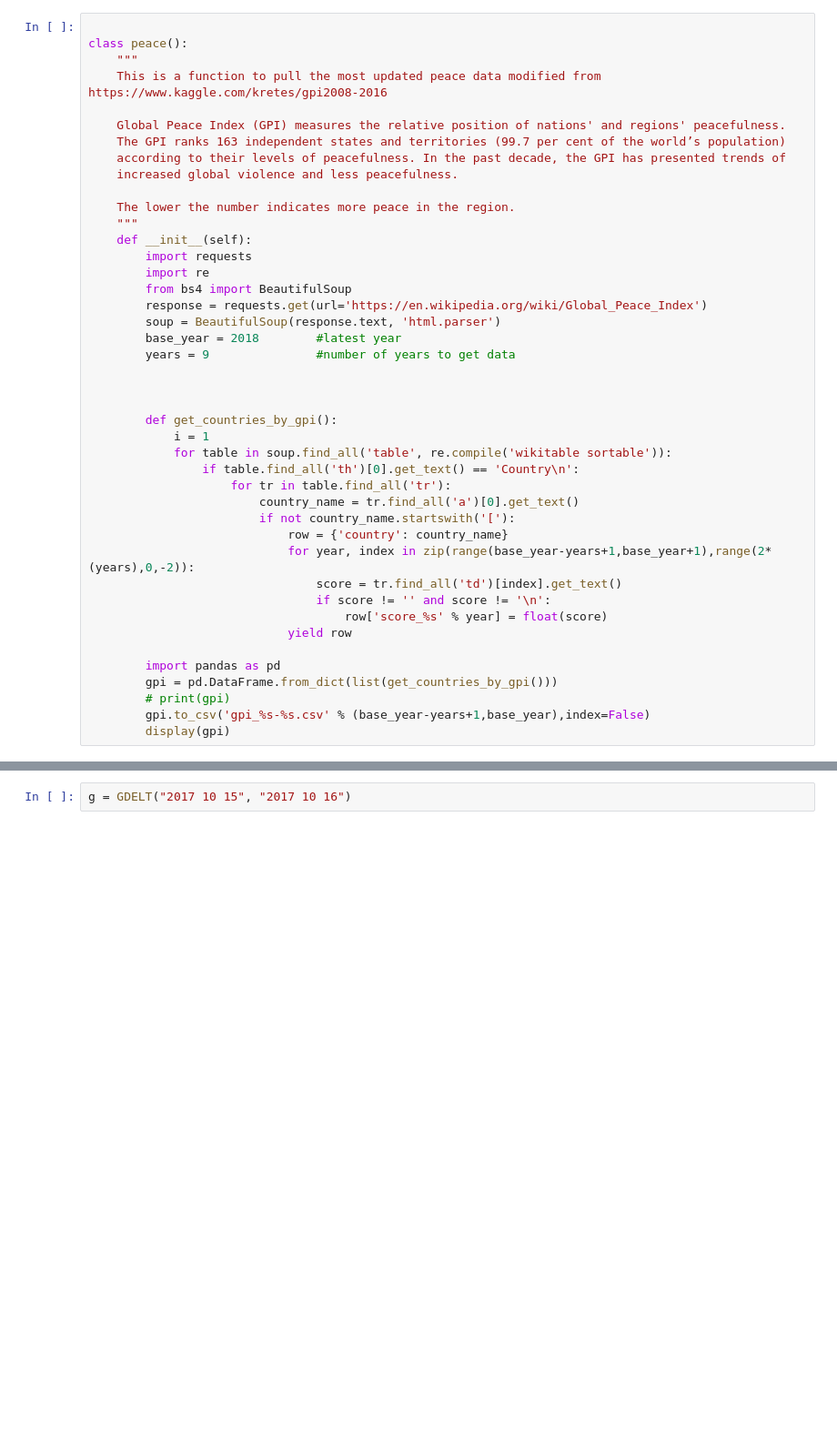
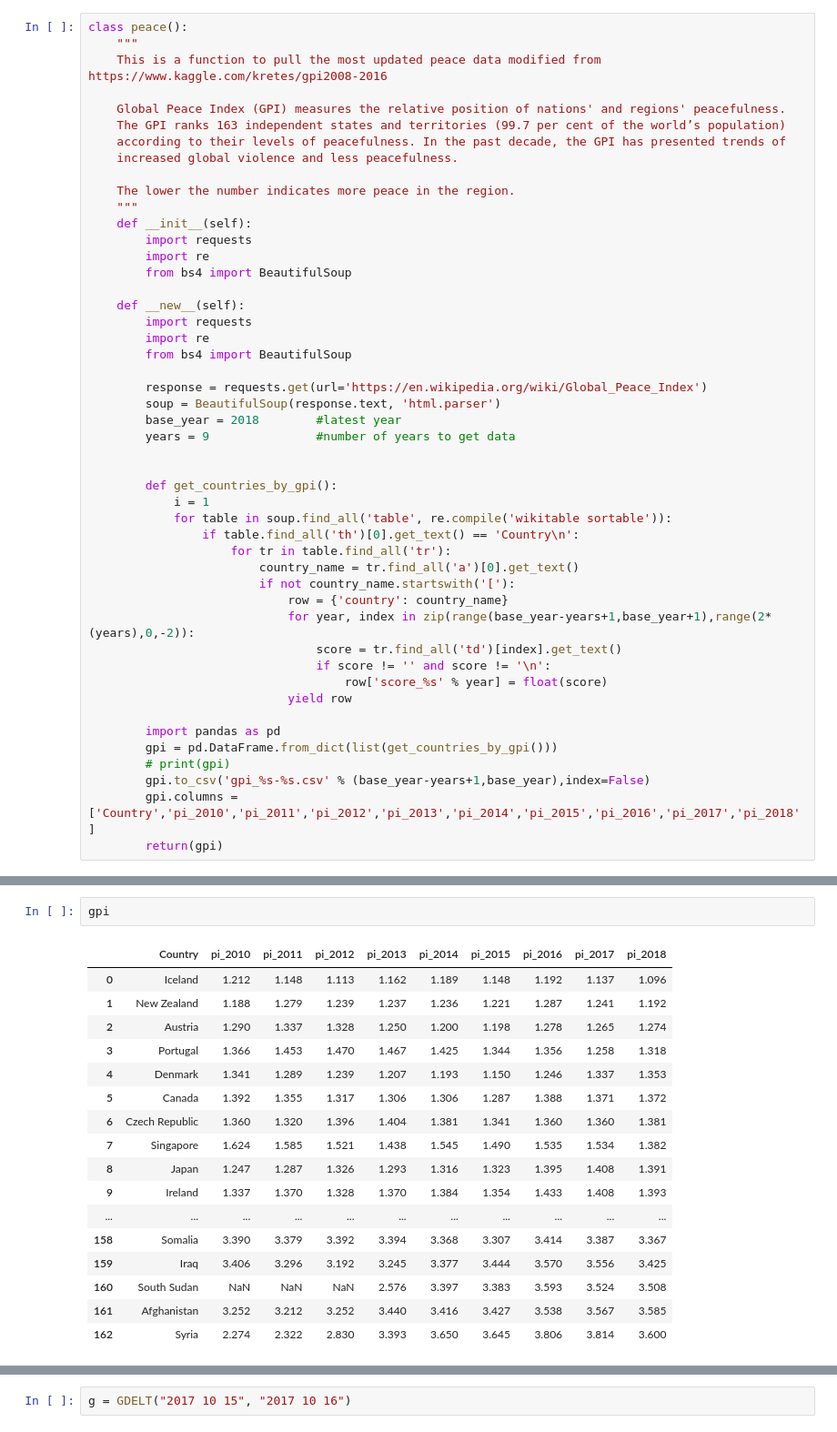
Before and after one commit to winwowin/Final_Project, a Jupyter notebook: 590PR_Final_WinYaoPhil.ipynb, the cells around one changed output, grey strips where cells are left out. Shown at 91% size. Drawn from its saved outputs; the diff is of its cells as text; blank space fills up the shorter version.

```diff
--- a/590PR_Final_WinYaoPhil.ipynb
+++ b/590PR_Final_WinYaoPhil.ipynb
@@ -1,5 +1,4 @@
 # %%
-
 class peace():
     """
     This is a function to pull the most updated peace data modified from https://www.kaggle.com/kretes/gpi2008-2016
@@ -15,11 +14,16 @@ class peace():
         import requests
         import re
         from bs4 import BeautifulSoup
+
+    def __new__(self):
+        import requests
+        import re
+        from bs4 import BeautifulSoup
+
         response = requests.get(url='https://en.wikipedia.org/wiki/Global_Peace_Index')
         soup = BeautifulSoup(response.text, 'html.parser')
         base_year = 2018        #latest year
         years = 9               #number of years to get data
-
 
 
         def get_countries_by_gpi():
@@ -40,4 +44,5 @@ class peace():
         gpi = pd.DataFrame.from_dict(list(get_countries_by_gpi()))
         # print(gpi)
         gpi.to_csv('gpi_%s-%s.csv' % (base_year-years+1,base_year),index=False)
-        display(gpi)
+        gpi.columns = ['Country','pi_2010','pi_2011','pi_2012','pi_2013','pi_2014','pi_2015','pi_2016','pi_2017','pi_2018']
+        return(gpi)
@@ -65,0 +51,20 @@ peace()
+# %%
+gpi
+# %% [output]
+|  | Country | pi_2010 | pi_2011 | pi_2012 | pi_2013 | pi_2014 | pi_2015 | pi_2016 | pi_2017 | pi_2018 |
+| 0 | Iceland | 1.212 | 1.148 | 1.113 | 1.162 | 1.189 | 1.148 | 1.192 | 1.137 | 1.096 |
+| 1 | New Zealand | 1.188 | 1.279 | 1.239 | 1.237 | 1.236 | 1.221 | 1.287 | 1.241 | 1.192 |
+| 2 | Austria | 1.290 | 1.337 | 1.328 | 1.250 | 1.200 | 1.198 | 1.278 | 1.265 | 1.274 |
+| 3 | Portugal | 1.366 | 1.453 | 1.470 | 1.467 | 1.425 | 1.344 | 1.356 | 1.258 | 1.318 |
+| 4 | Denmark | 1.341 | 1.289 | 1.239 | 1.207 | 1.193 | 1.150 | 1.246 | 1.337 | 1.353 |
+| 5 | Canada | 1.392 | 1.355 | 1.317 | 1.306 | 1.306 | 1.287 | 1.388 | 1.371 | 1.372 |
+| 6 | Czech Republic | 1.360 | 1.320 | 1.396 | 1.404 | 1.381 | 1.341 | 1.360 | 1.360 | 1.381 |
+| 7 | Singapore | 1.624 | 1.585 | 1.521 | 1.438 | 1.545 | 1.490 | 1.535 | 1.534 | 1.382 |
+| 8 | Japan | 1.247 | 1.287 | 1.326 | 1.293 | 1.316 | 1.323 | 1.395 | 1.408 | 1.391 |
+| 9 | Ireland | 1.337 | 1.370 | 1.328 | 1.370 | 1.384 | 1.354 | 1.433 | 1.408 | 1.393 |
+| ... | ... | ... | ... | ... | ... | ... | ... | ... | ... | ... |
+| 158 | Somalia | 3.390 | 3.379 | 3.392 | 3.394 | 3.368 | 3.307 | 3.414 | 3.387 | 3.367 |
+| 159 | Iraq | 3.406 | 3.296 | 3.192 | 3.245 | 3.377 | 3.444 | 3.570 | 3.556 | 3.425 |
+| 160 | South Sudan | NaN | NaN | NaN | 2.576 | 3.397 | 3.383 | 3.593 | 3.524 | 3.508 |
+| 161 | Afghanistan | 3.252 | 3.212 | 3.252 | 3.440 | 3.416 | 3.427 | 3.538 | 3.567 | 3.585 |
+| 162 | Syria | 2.274 | 2.322 | 2.830 | 3.393 | 3.650 | 3.645 | 3.806 | 3.814 | 3.600 |
```
Also changed, not shown: parts of 35 cells of this notebook.
